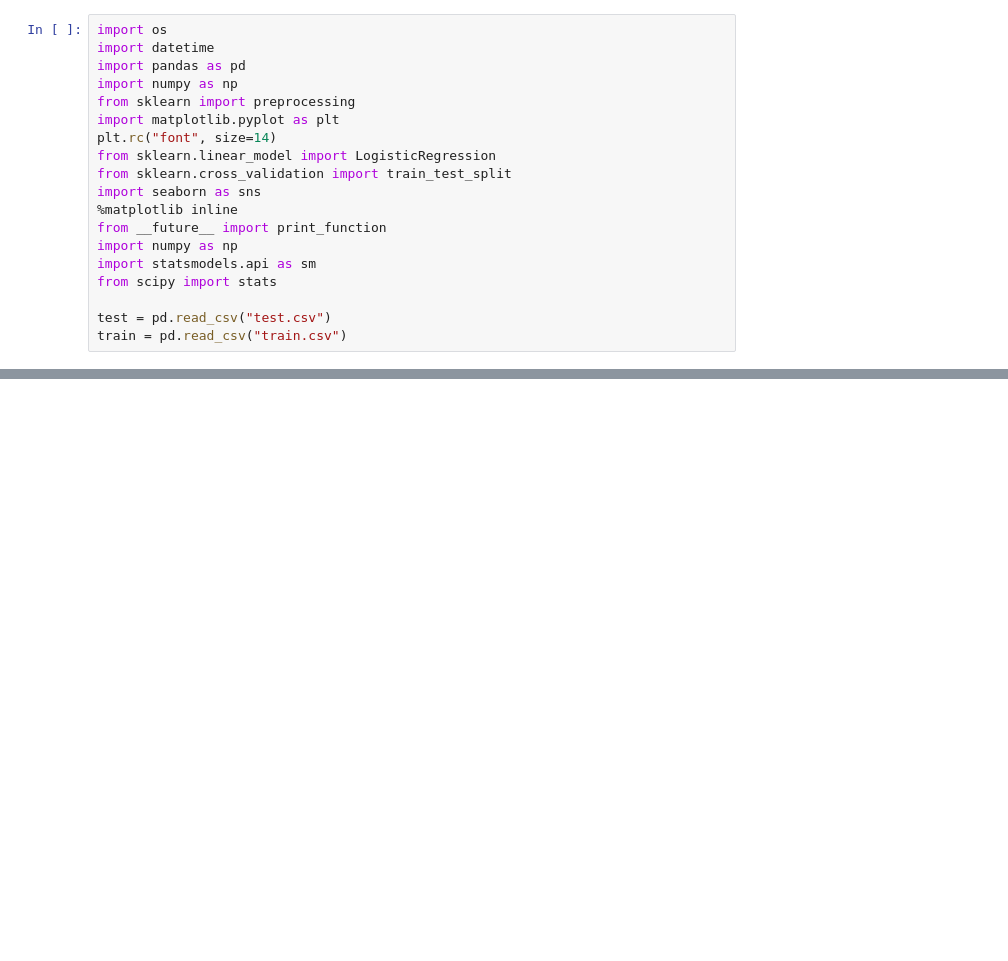
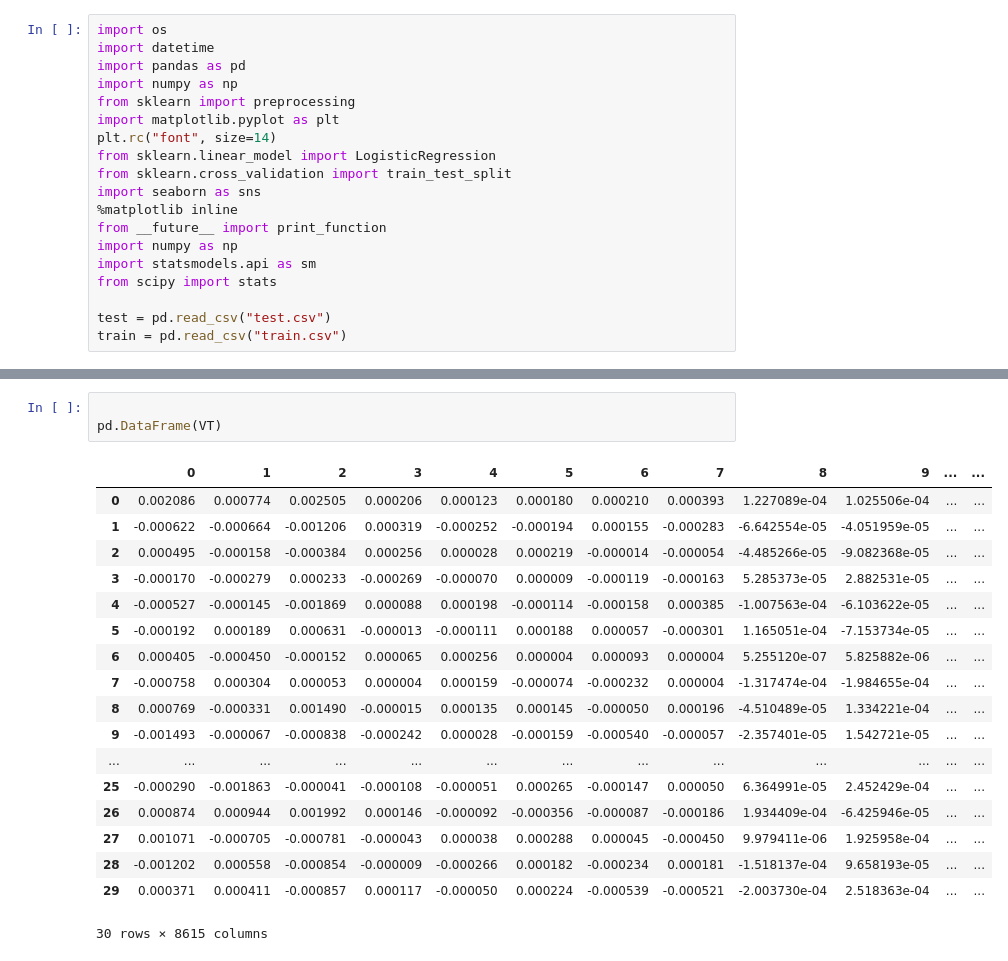
Before and after one commit to cyu1221/CS506_Kaggle_Competition, a Jupyter notebook: kaggle_cs506.ipynb, the cells around one changed output, grey strips where cells are left out. Drawn from its saved outputs; the diff is of its cells as text; blank space fills up the shorter version.

```diff
--- a/kaggle_cs506.ipynb
+++ b/kaggle_cs506.ipynb
@@ -138,0 +226,22 @@ group1.head()
+# %%
+
+pd.DataFrame(VT)
+# %% [output]
+|  | 0 | 1 | 2 | 3 | 4 | 5 | 6 | 7 | 8 | 9 | ... | ... |
+| 0 | 0.002086 | 0.000774 | 0.002505 | 0.000206 | 0.000123 | 0.000180 | 0.000210 | 0.000393 | 1.227089e-04 | 1.025506e-04 | ... | ... |
+| 1 | -0.000622 | -0.000664 | -0.001206 | 0.000319 | -0.000252 | -0.000194 | 0.000155 | -0.000283 | -6.642554e-05 | -4.051959e-05 | ... | ... |
+| 2 | 0.000495 | -0.000158 | -0.000384 | 0.000256 | 0.000028 | 0.000219 | -0.000014 | -0.000054 | -4.485266e-05 | -9.082368e-05 | ... | ... |
+| 3 | -0.000170 | -0.000279 | 0.000233 | -0.000269 | -0.000070 | 0.000009 | -0.000119 | -0.000163 | 5.285373e-05 | 2.882531e-05 | ... | ... |
+| 4 | -0.000527 | -0.000145 | -0.001869 | 0.000088 | 0.000198 | -0.000114 | -0.000158 | 0.000385 | -1.007563e-04 | -6.103622e-05 | ... | ... |
+| 5 | -0.000192 | 0.000189 | 0.000631 | -0.000013 | -0.000111 | 0.000188 | 0.000057 | -0.000301 | 1.165051e-04 | -7.153734e-05 | ... | ... |
+| 6 | 0.000405 | -0.000450 | -0.000152 | 0.000065 | 0.000256 | 0.000004 | 0.000093 | 0.000004 | 5.255120e-07 | 5.825882e-06 | ... | ... |
+| 7 | -0.000758 | 0.000304 | 0.000053 | 0.000004 | 0.000159 | -0.000074 | -0.000232 | 0.000004 | -1.317474e-04 | -1.984655e-04 | ... | ... |
+| 8 | 0.000769 | -0.000331 | 0.001490 | -0.000015 | 0.000135 | 0.000145 | -0.000050 | 0.000196 | -4.510489e-05 | 1.334221e-04 | ... | ... |
+| 9 | -0.001493 | -0.000067 | -0.000838 | -0.000242 | 0.000028 | -0.000159 | -0.000540 | -0.000057 | -2.357401e-05 | 1.542721e-05 | ... | ... |
+| ... | ... | ... | ... | ... | ... | ... | ... | ... | ... | ... | ... | ... |
+| 25 | -0.000290 | -0.001863 | -0.000041 | -0.000108 | -0.000051 | 0.000265 | -0.000147 | 0.000050 | 6.364991e-05 | 2.452429e-04 | ... | ... |
+| 26 | 0.000874 | 0.000944 | 0.001992 | 0.000146 | -0.000092 | -0.000356 | -0.000087 | -0.000186 | 1.934409e-04 | -6.425946e-05 | ... | ... |
+| 27 | 0.001071 | -0.000705 | -0.000781 | -0.000043 | 0.000038 | 0.000288 | 0.000045 | -0.000450 | 9.979411e-06 | 1.925958e-04 | ... | ... |
+| 28 | -0.001202 | 0.000558 | -0.000854 | -0.000009 | -0.000266 | 0.000182 | -0.000234 | 0.000181 | -1.518137e-04 | 9.658193e-05 | ... | ... |
+| 29 | 0.000371 | 0.000411 | -0.000857 | 0.000117 | -0.000050 | 0.000224 | -0.000539 | -0.000521 | -2.003730e-04 | 2.518363e-04 | ... | ... |
+30 rows × 8615 columns
```
Also changed, not shown: parts of 38 cells of this notebook.
